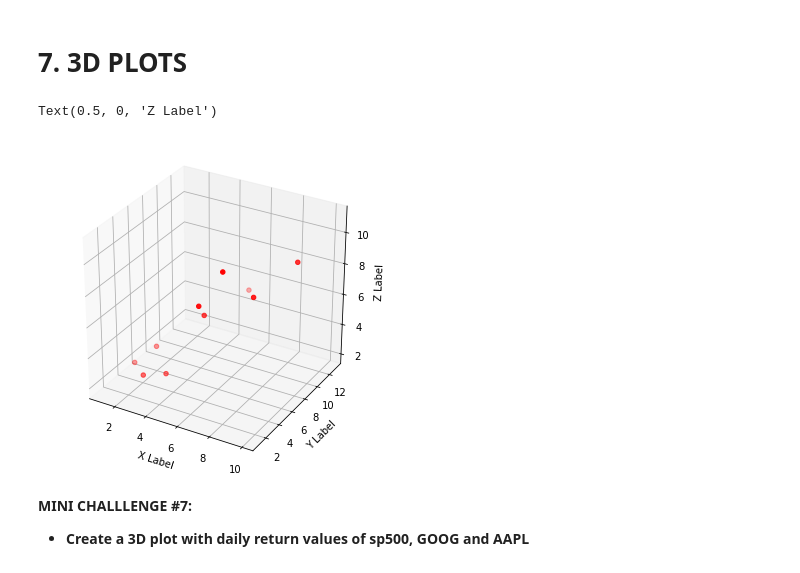
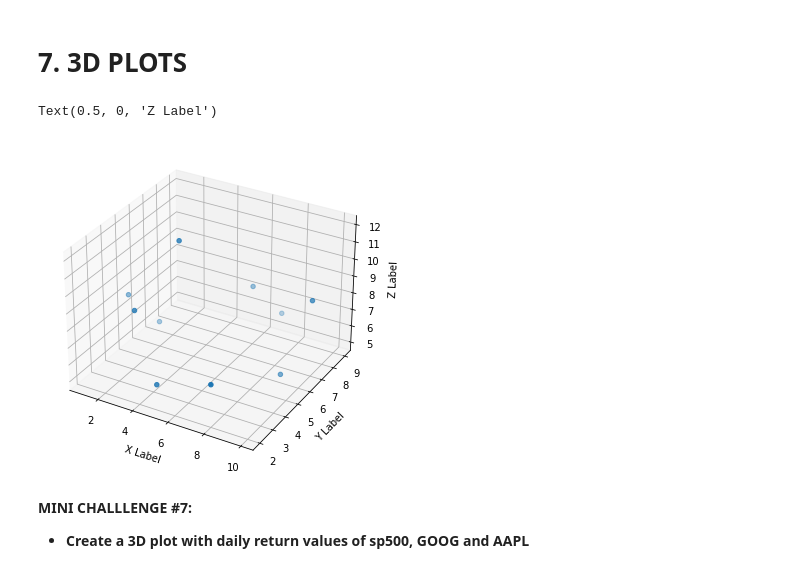
Before and after one commit to KishalayP/Part-1.-Python-Programming-Fundamentals, a Jupyter notebook: 9. Python 101 - Data Visualization with matplotlib - Skeleton b4 filming.ipynb, the cells around one changed output. Drawn from its saved outputs; the diff is of its cells as text; code cells hidden in the pictures.

```diff
--- a/9. Python 101 - Data Visualization with matplotlib - Skeleton b4 filming.ipynb
+++ b/9. Python 101 - Data Visualization with matplotlib - Skeleton b4 filming.ipynb
@@ -113,10 +223,20 @@ Text(0.5, 1.0, 'My Second Plotting Exercise')
 # %%
 # Toolkits are collections of application-specific functions that extend Matplotlib.
 # mpl_toolkits.mplot3d provides some basic 3D plotting (scatter, surf, line, mesh) tools.
 # https://matplotlib.org/mpl_toolkits/index.html
+from mpl_toolkits.mplot3d import Axes3D
+fig=plt.figure(figsize=(6,6))
+ax=fig.add_subplot(111,projection='3d')
+x=[1,2,3,4,5,6,7,8,9,10]
+y=[5,6,3,5,2,8,9,2,6,7]
+z=[8,6,9,12,6,8,6,7,5,9]
+ax.scatter(x,y,z)
+ax.set_xlabel('X Label')
+ax.set_ylabel('Y Label')
+ax.set_zlabel('Z Label')
 # %% [output]
 Text(0.5, 0, 'Z Label')
-[figure, old version]
+[figure, new version]
 # %% [markdown]
 **MINI CHALLLENGE #7:**
 - **Create a 3D plot with daily return values of sp500, GOOG and AAPL**
```
Also changed, not shown: parts of 26 cells of this notebook, 1 other file.
